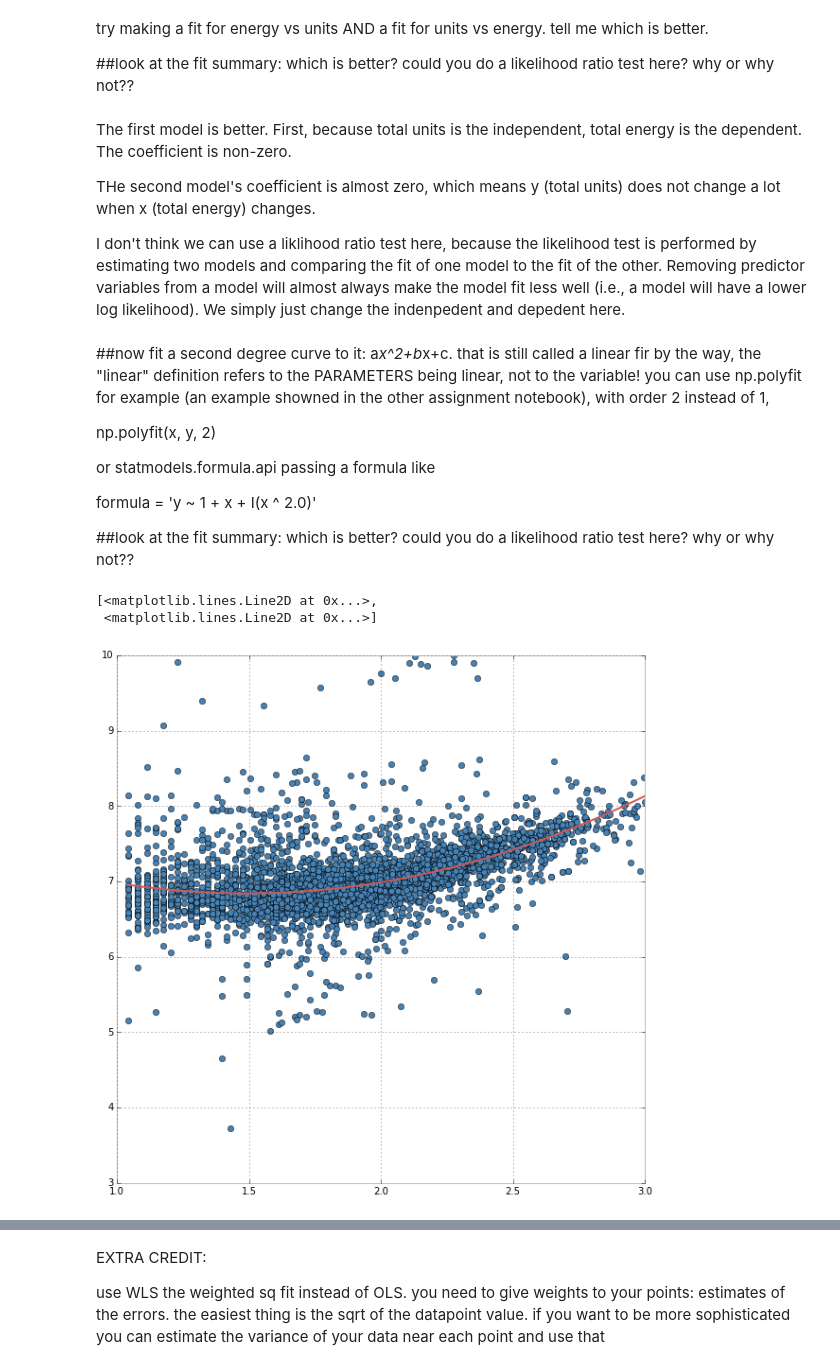
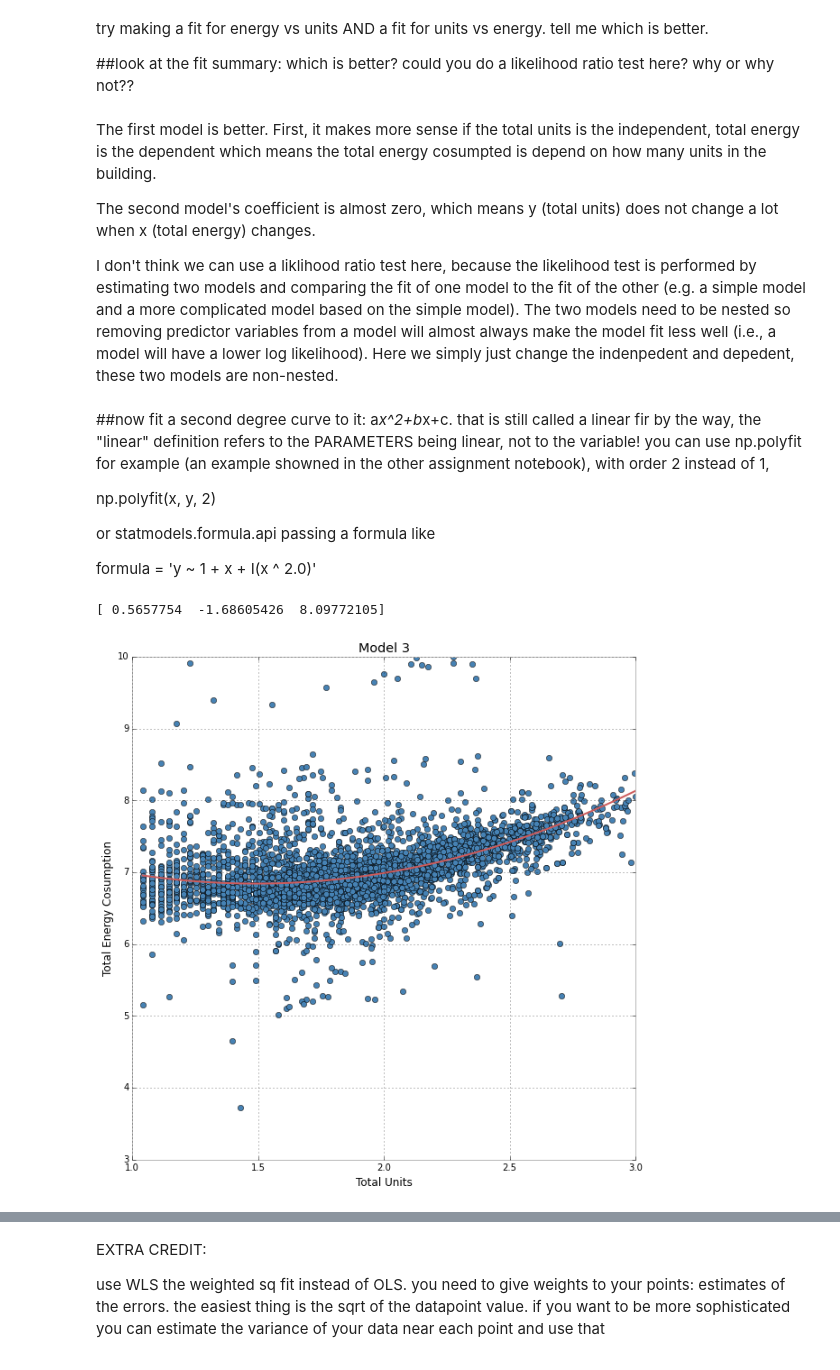
Before and after one commit to JingqinGao/PUI2015, a Jupyter notebook: HW5/HW5_Assignment1_building_nrg_instructions.ipynb, the cells around one changed output, grey strips where cells are left out. Saved outputs shown, nothing was run; the diff lists cells and outputs as text; code cells hidden in the pictures.

```diff
--- a/HW5/HW5_Assignment1_building_nrg_instructions.ipynb
+++ b/HW5/HW5_Assignment1_building_nrg_instructions.ipynb
@@ -298,11 +306,11 @@ tell me which is better.
 
 ##look at the fit summary: which is better? could you do a likelihood ratio test here? why or why not??
 # %% [markdown]
-The first model is better. First, because total units is the independent, total energy is the dependent. The coefficient is non-zero.
+The first model is better. First, it makes more sense if the total units is the independent, total energy is the dependent which means the total energy cosumpted is depend on how many units in the building.
 
-THe second model's coefficient is almost zero, which means y (total units) does not change a lot when x (total energy) changes.
+The second model's coefficient is almost zero, which means y (total units) does not change a lot when x (total energy) changes.
 
-I don't think we can use a liklihood ratio test here, because the likelihood test is performed by estimating two models and comparing the fit of one model to the fit of the other. Removing predictor variables from a model will almost always make the model fit less well (i.e., a model will have a lower log likelihood). We simply just change the indenpedent and depedent here.
+I don't think we can use a liklihood ratio test here, because the likelihood test is performed by estimating two models and comparing the fit of one model to the fit of the other (e.g. a simple model and a more complicated model based on the simple model). The two models need to be nested so removing predictor variables from a model will almost always make the model fit less well (i.e., a model will have a lower log likelihood). Here we simply just change the indenpedent and depedent, these two models are non-nested.
 # %% [markdown]
 ##now fit a second degree curve to it: a*x^2+b*x+c.
 that is still called a linear fir by the way, the "linear" definition refers to the PARAMETERS being linear, not to the variable!
@@ -313,28 +321,24 @@ np.polyfit(x, y, 2)
 or statmodels.formula.api passing a formula like
 
 formula = 'y ~ 1 + x + I(x ^ 2.0)'
-
-##look at the fit summary: which is better? could you do a likelihood ratio test here? why or why not??
 # %%
+#Model 3 method 1
 x3 = np.log10(bblnrgdata_cut.UnitsTotal)
 y3 = np.log10(bblnrgdata_cut.totenergy)
 
 z = np.polyfit(x3, y3, 2)
 f = np.poly1d(z)
 
 # calculate new x's and y's
 x_new = np.linspace(x3.min(), x3.max(), 100)
 y_new = f(x_new)
 pl.figure(figsize=(10,10))
 pl.plot(x3,y3,'o', x_new, y_new)
+pl.xlabel('Total Units')
+pl.ylabel('Total Energy Cosumption')
+pl.title('Model 3')
 
-
-#model_sd = smf.ols('y3 ~ 1+x3+I(x3**2.0)', data=bblnrgdata_cut).fit()
-#pl.scatter(y3, x3)
-#x= pd.DataFrame({'UnitsTotal_log': np.linspace(x3.min(), x3.max(), 100)})
-#print model_sd.summary()
-#plot(x,model_sd.predict(x),'r')
+print z
 # %% [output]
-[<matplotlib.lines.Line2D at 0x...>,
- <matplotlib.lines.Line2D at 0x...>]
+[ 0.5657754  -1.68605426  8.09772105]
-[figure, old version]
+[figure, new version]
```
Also changed, not shown: parts of 5 cells of this notebook.
